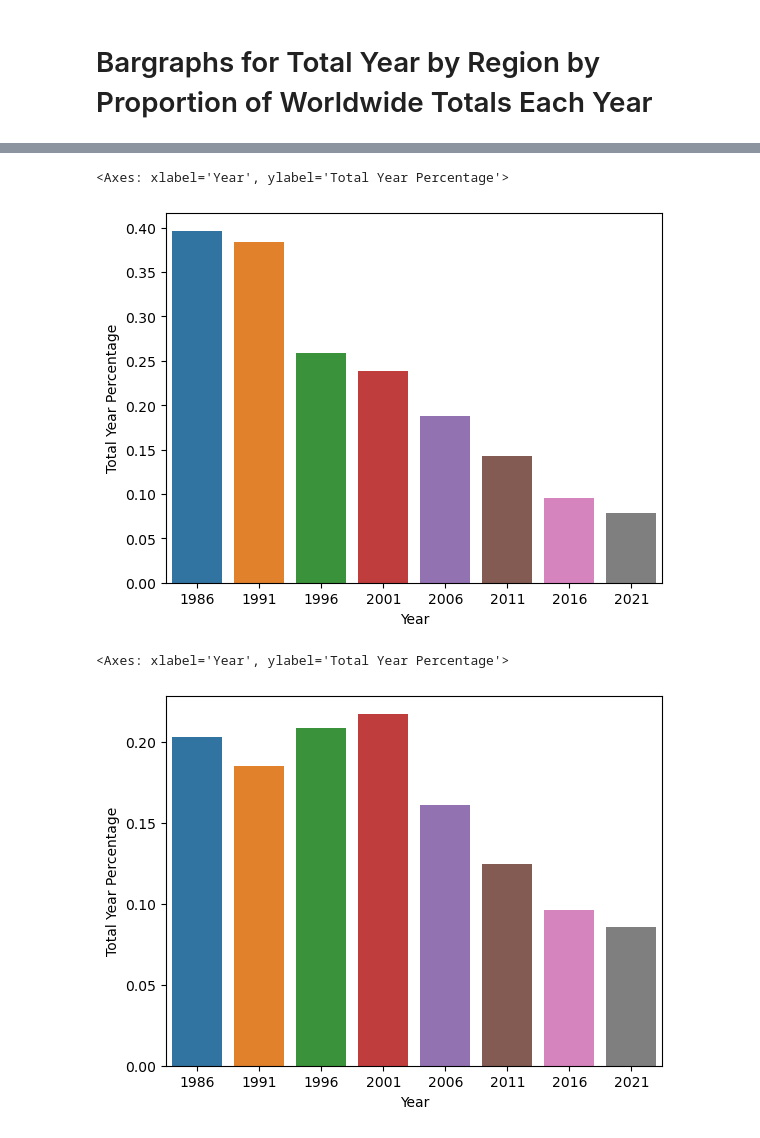
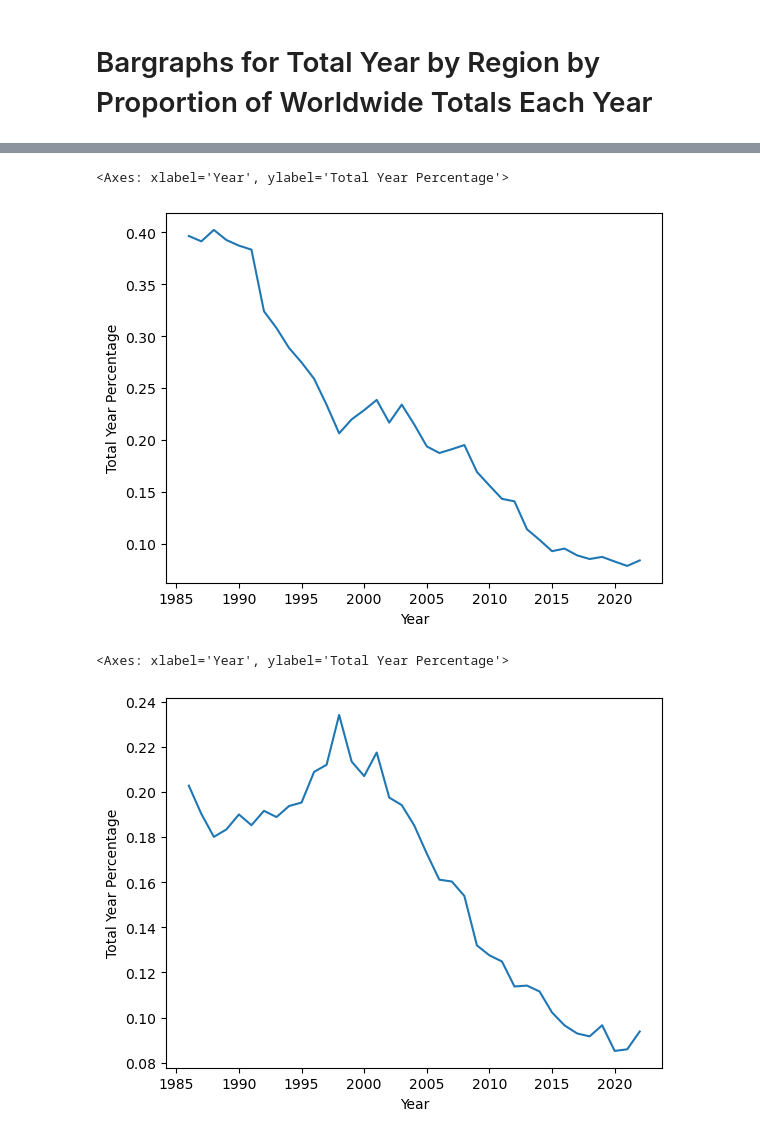
Before and after one commit to jokavishe/semiconductor-project, a Jupyter notebook: semiconductor_explore.ipynb, the cells around one changed output, grey strips where cells are left out. Saved outputs shown, nothing was run; the diff lists cells and outputs as text; code cells hidden in the pictures.

```diff
--- a/semiconductor_explore.ipynb
+++ b/semiconductor_explore.ipynb
@@ -151,14 +152,14 @@ sns.barplot(data=america[::5], x="Year", y="Total Year Percentage", )
 # %%
 #Barplot visualization for japan
 
-sns.barplot(data=japan[::5], x="Year", y="Total Year Percentage")
+sns.lineplot(data=japan, x="Year", y="Total Year Percentage")
 # %% [output]
 <Axes: xlabel='Year', ylabel='Total Year Percentage'>
-[figure, old version]
+[figure, new version]
 # %%
 #Barplot visualization for Europe
 
-sns.barplot(data=europe[::5], x="Year", y="Total Year Percentage")
+sns.lineplot(data=europe, x="Year", y="Total Year Percentage")
 # %% [output]
 <Axes: xlabel='Year', ylabel='Total Year Percentage'>
-[figure, old version]
+[figure, new version]
```
Also changed, not shown: parts of 11 cells of this notebook, 9 other files.
